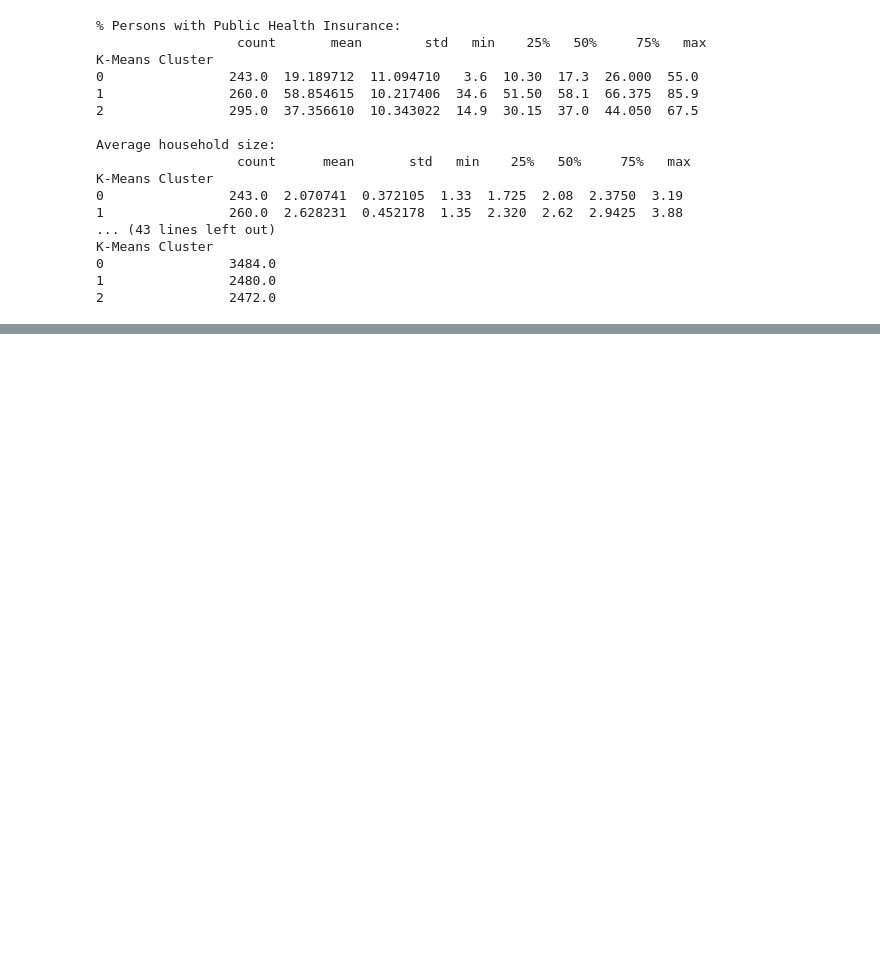
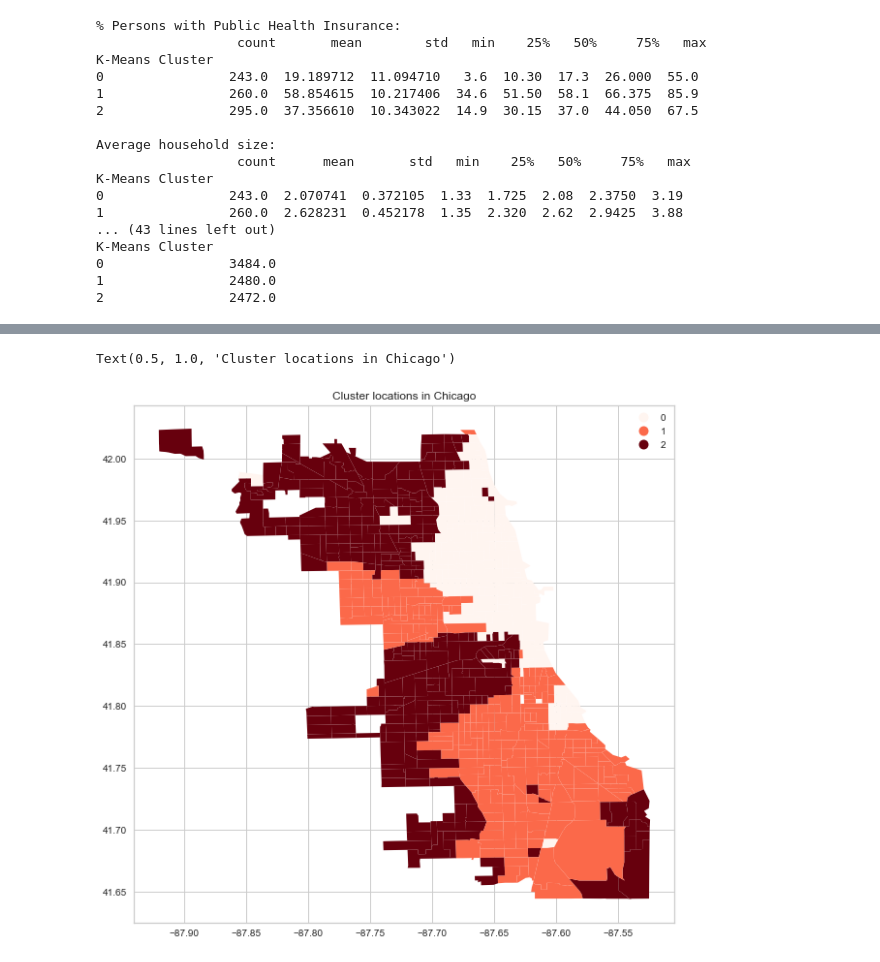
Before and after one commit to mihirbhaskar/chicago-complaints, a Jupyter notebook: code/9_ClusterData.ipynb, the cells around one changed output, grey strips where cells are left out. Saved outputs shown, nothing was run; the diff lists cells and outputs as text; code cells hidden in the pictures; blank space fills up the shorter version.

```diff
--- a/code/9_ClusterData.ipynb
+++ b/code/9_ClusterData.ipynb
@@ -303,0 +325,12 @@ K-Means Cluster
+# %%
+data = pd.read_csv('C:/Users/jacar/OneDrive/Documents/chicago-complaints/data/Combined.csv')
+data['K-Means Cluster'] = modelch.labels_
+
+data['geometry'] = gpd.GeoSeries.from_wkt(data['geometry'])
+plt.rcParams['figure.figsize'] = [10, 10]
+GeoData = gpd.GeoDataFrame(data, geometry='geometry')
+GeoData.plot(column = "K-Means Cluster", categorical = True, cmap = "Reds", legend = True)
+plt.title('Cluster locations in Chicago')
+# %% [output]
+Text(0.5, 1.0, 'Cluster locations in Chicago')
+[figure, added]
```
Also changed, not shown: parts of 47 cells of this notebook, 16 other files.
